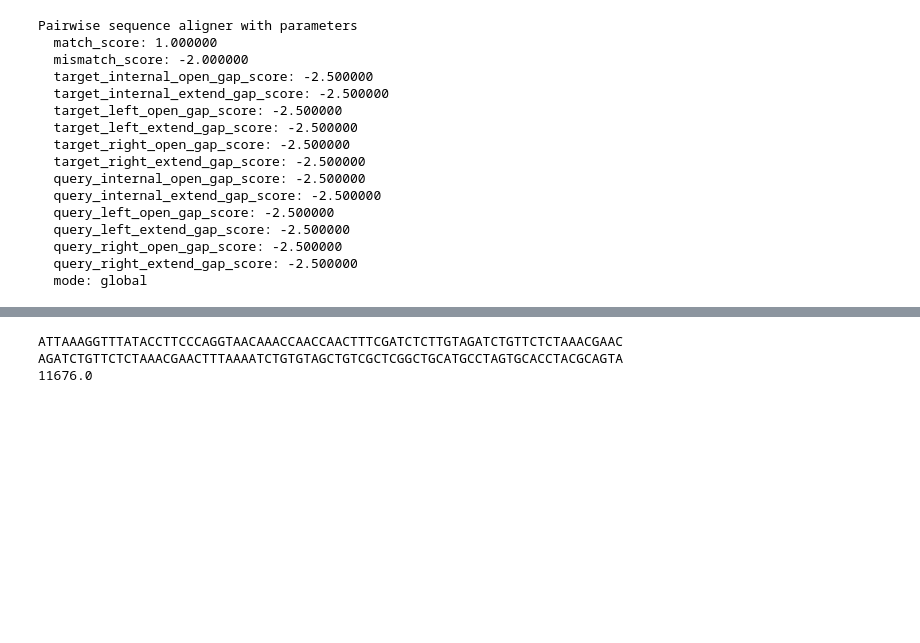
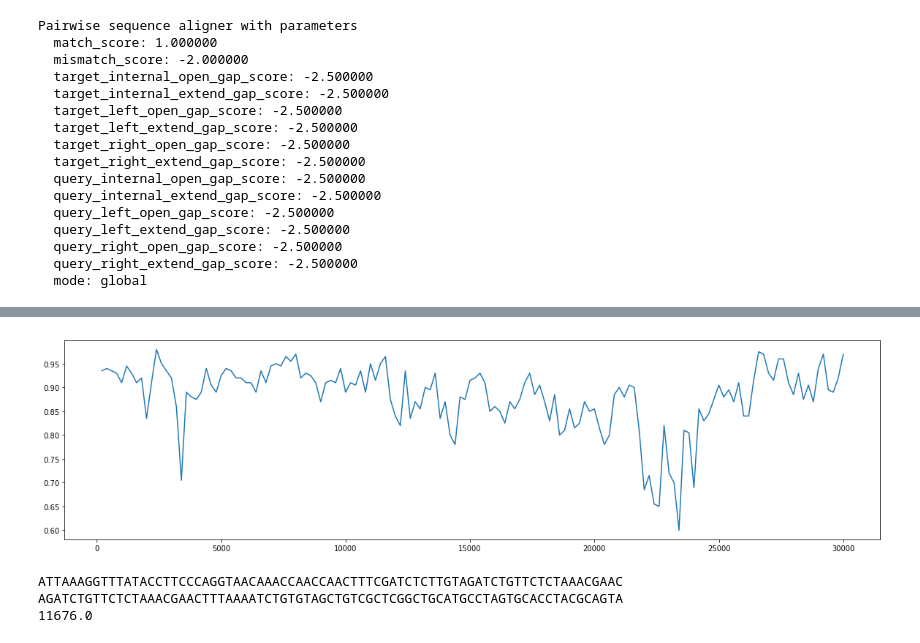
Before and after one commit to seeslab/ComputationalBiology, a Jupyter notebook: Session 2/Untitled.ipynb, the cells around one changed output, grey strips where cells are left out. Cells and saved outputs as stored; diff of their text form; code cells hidden in the pictures; blank space fills up the shorter version.

```diff
--- a/Session 2/Untitled.ipynb
+++ b/Session 2/Untitled.ipynb
@@ -348,3 +412,7 @@ ATTAAAGGTTTATACCTTCCCAGGTAACAAACCAACCAACTTTCGATCTCTTGTAGATCTGTTCTCTAAACGAACTTTAA
+# %%
+plot_alignment2(alma[:])
+# %% [output]
+[figure, added]
 # %%
 print(alignments[0].query[:75])
 print(alignments[0].target[:75])
```
Also changed, not shown: parts of 15 cells of this notebook.
